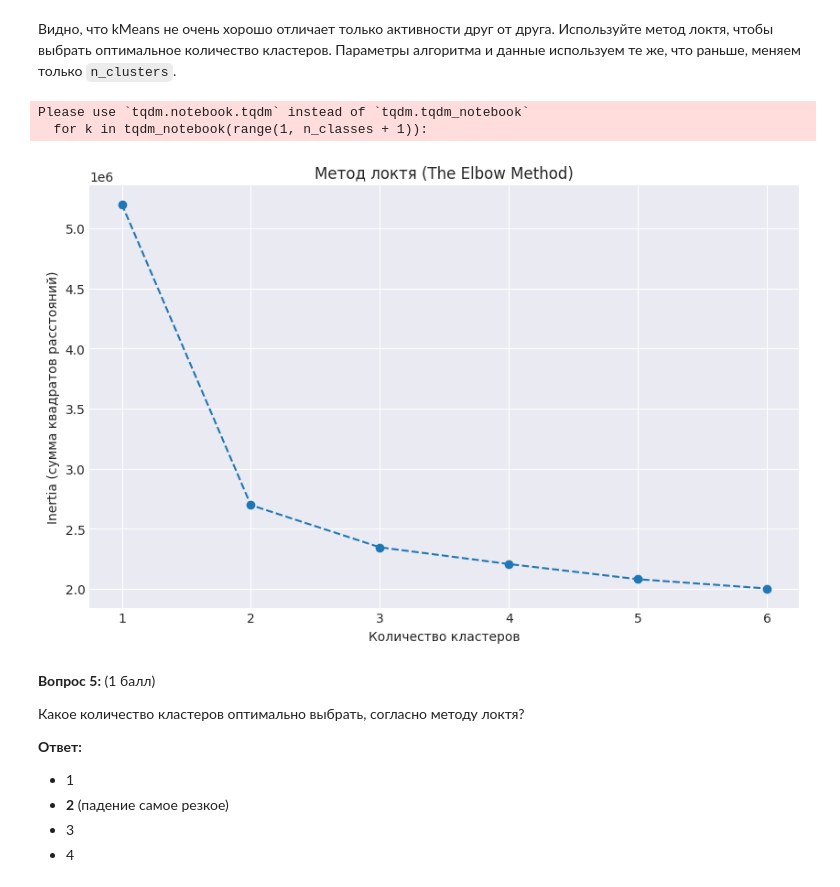
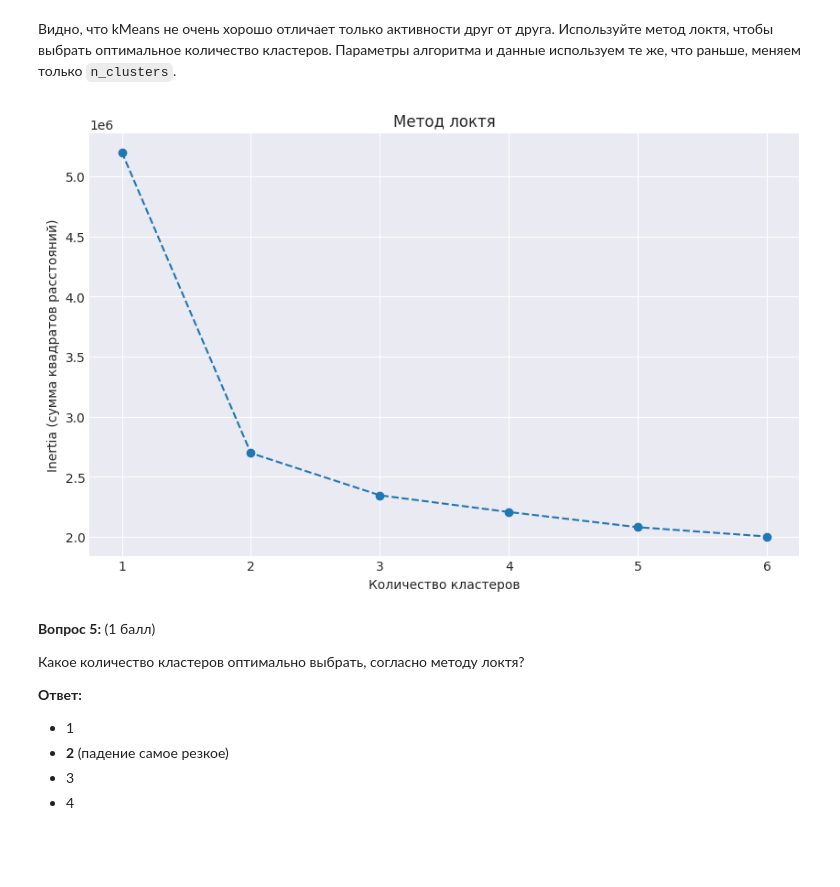
Before and after one commit to DmitriyKolesnikM8O/ML, a Jupyter notebook: hw3/hw3_unsupervised.ipynb, the cells around one changed output. Cells and saved outputs as stored; diff of their text form; code cells hidden in the pictures; blank space fills up the shorter version.

```diff
--- a/hw3/hw3_unsupervised.ipynb
+++ b/hw3/hw3_unsupervised.ipynb
@@ -327,22 +327,21 @@ tab
 # %%
 # Ваш код здесь
 inertia = []
-for k in tqdm_notebook(range(1, n_classes + 1)):
+#for k in tqdm_notebook(range(1, n_classes + 1)):
+for k in range(1, n_classes + 1):
     kmeans = KMeans(n_clusters=k, n_init=100, random_state=RANDOM_STATE)
     kmeans.fit(X_pca)
 
     inertia.append(kmeans.inertia_)
 
 plt.figure(figsize=(10, 6))
 plt.plot(range(1, n_classes + 1), inertia, marker='o', linestyle='--')
 plt.xlabel('Количество кластеров')
 plt.ylabel('Inertia (сумма квадратов расстояний)')
 plt.title('Метод локтя')
 plt.show()
 # %% [output]
-Please use `tqdm.notebook.tqdm` instead of `tqdm.tqdm_notebook`
-  for k in tqdm_notebook(range(1, n_classes + 1)):
-[figure, old version]
+[figure, new version]
 # %% [markdown]
 **Вопрос 5:** (1 балл)
 
```
Also changed, not shown: parts of 1 cell of this notebook.
